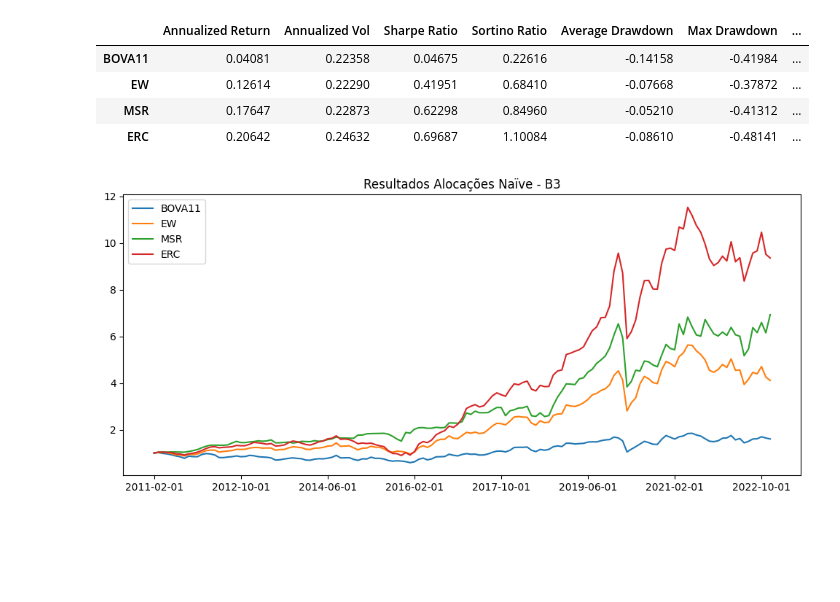
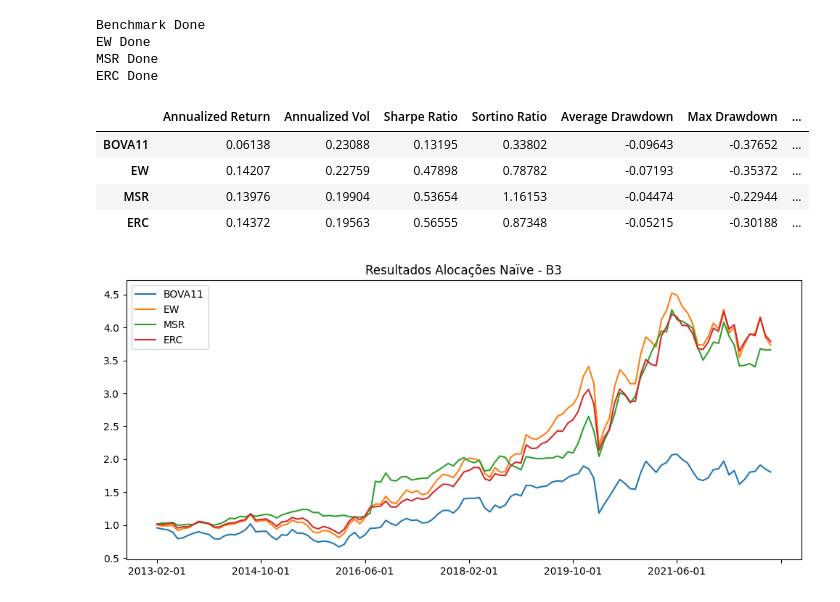
Before and after one commit to colantuono/ml-asset-allocation, a Jupyter notebook: naive_base_portfolios.ipynb, the cells around one changed output. Cells and saved outputs as stored; diff of their text form; code cells hidden in the pictures; blank space fills up the shorter version.

```diff
--- a/naive_base_portfolios.ipynb
+++ b/naive_base_portfolios.ipynb
@@ -12,8 +14,7 @@ import warnings;
 warnings.filterwarnings('ignore')
 pd.set_option('display.max_columns', 500)
 # %%
-periodos = 12
-oos = 1
-
 stock_prices = pd.read_csv('precos.csv', sep=';', index_col='Date')
-price_rets = f.returns(stock_prices).drop('BOVA11.SA', axis=1)
+benchmark = stock_prices['BOVA11.SA']
+stock_prices.drop('BOVA11.SA', axis=1, inplace=True)
+stock_prices
@@ -20,5 +65,31 @@ price_rets = f.returns(stock_prices).drop('BOVA11.SA', axis=1)
 # %%
-bova = f.returns(stock_prices['BOVA11.SA'])
-rets_ew = f.pipeline(stock_prices, periodos, oos, algo=f.weight_ew)
-rets_msr = f.pipeline(stock_prices, periodos, oos, algo=f.weight_gmv)
-rets_erc = f.pipeline(stock_prices, periodos, oos, algo=f.weight_erc)
+periodos = 36
+oos = 1
+
+bova = f.returns(benchmark);print('Benchmark Done')
+rets_ew = f.pipeline(stock_prices, periodos, oos, algo=f.weight_ew);print('EW Done')
+rets_msr = f.pipeline(stock_prices, periodos, oos, algo=f.msr_weights);print('MSR Done')
+rets_erc = f.pipeline(stock_prices, periodos, oos, algo=f.weight_erc);print('ERC Done')
+
+naive_portfolios_results = pd.DataFrame(
+    {
+    "BOVA11": bova[rets_ew.index.min():],
+     "EW": rets_ew['rets'],
+     "MSR": rets_msr['rets'],
+     "ERC": rets_erc['rets'],
+    }
+)
+
+(1+naive_portfolios_results).cumprod().plot(figsize=(12,5), title="Resultados Alocações Naïve - B3");
+f.summary_stats(naive_portfolios_results, .03)
+# %% [output]
+Benchmark Done
+EW Done
+MSR Done
+ERC Done
+|  | Annualized Return | Annualized Vol | Sharpe Ratio | Sortino Ratio | Average Drawdown | Max Drawdown | ... |
+| BOVA11 | 0.06138 | 0.23088 | 0.13195 | 0.33802 | -0.09643 | -0.37652 | ... |
+| EW | 0.14207 | 0.22759 | 0.47898 | 0.78782 | -0.07193 | -0.35372 | ... |
+| MSR | 0.13976 | 0.19904 | 0.53654 | 1.16153 | -0.04474 | -0.22944 | ... |
+| ERC | 0.14372 | 0.19563 | 0.56555 | 0.87348 | -0.05215 | -0.30188 | ... |
+[figure, added]
@@ -33,10 +95,0 @@ naive_portfolios_results = pd.DataFrame(
-# %%
-(1+naive_portfolios_results).cumprod().plot(figsize=(12,5), title="Resultados Alocações Naïve - B3");
-f.summary_stats(naive_portfolios_results, .03)
-# %% [output]
-|  | Annualized Return | Annualized Vol | Sharpe Ratio | Sortino Ratio | Average Drawdown | Max Drawdown | ... |
-| BOVA11 | 0.04081 | 0.22358 | 0.04675 | 0.22616 | -0.14158 | -0.41984 | ... |
-| EW | 0.12614 | 0.22290 | 0.41951 | 0.68410 | -0.07668 | -0.37872 | ... |
-| MSR | 0.17647 | 0.22873 | 0.62298 | 0.84960 | -0.05210 | -0.41312 | ... |
-| ERC | 0.20642 | 0.24632 | 0.69687 | 1.10084 | -0.08610 | -0.48141 | ... |
-[figure, removed]
```
Also changed, not shown: parts of 5 cells of this notebook, 2 other files.
